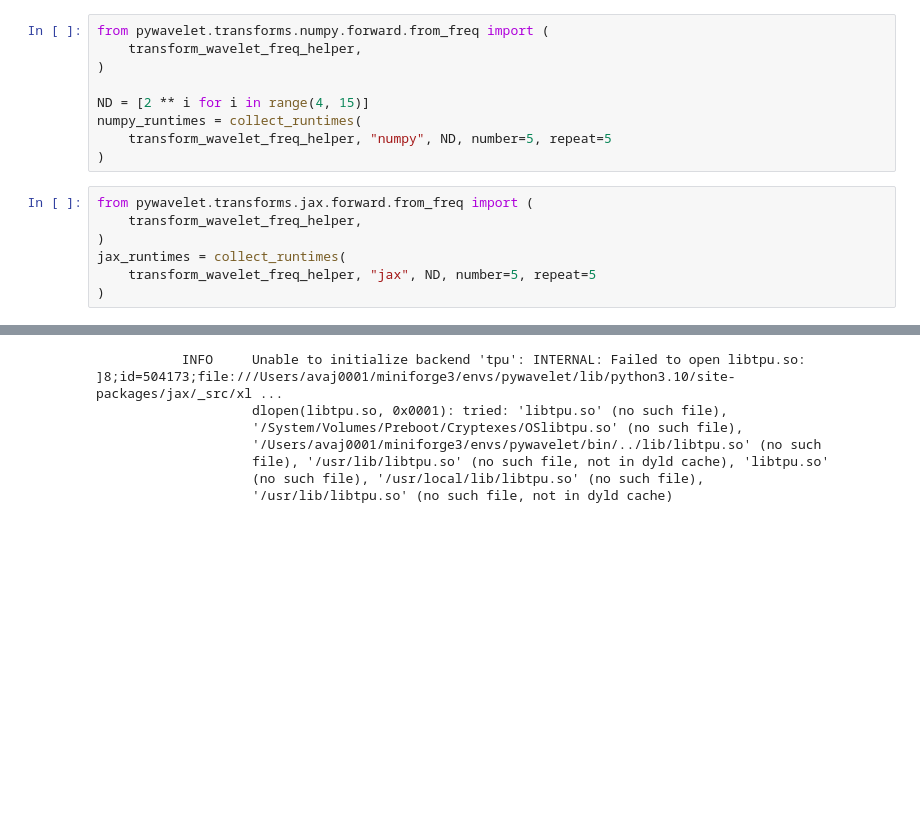
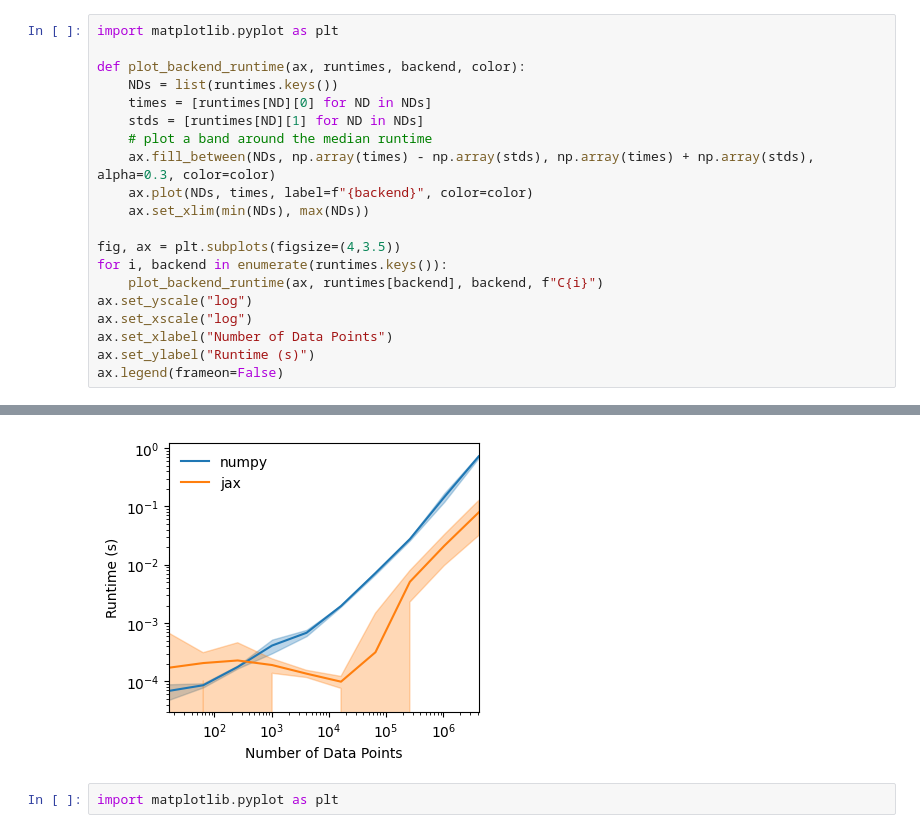
Before and after one commit to pywavelet/pywavelet, a Jupyter notebook: docs/runtime.ipynb, the cells around one changed output, grey strips where cells are left out. Drawn from its saved outputs; the diff is of its cells as text; blank space fills up the shorter version.

Commit message:
add runtime doc

```diff
--- a/docs/runtime.ipynb
+++ b/docs/runtime.ipynb
@@ -85,17 +103,21 @@ def collect_runtimes(func, backend, ND_values, number=5, repeat=5):
-# %%
-from pywavelet.transforms.numpy.forward.from_freq import (
-    transform_wavelet_freq_helper,
-)
-
-ND = [2 ** i for i in range(4, 15)]
-numpy_runtimes = collect_runtimes(
-    transform_wavelet_freq_helper, "numpy", ND, number=5, repeat=5
-)
 # %%
-from pywavelet.transforms.jax.forward.from_freq import (
-    transform_wavelet_freq_helper,
-)
-jax_runtimes = collect_runtimes(
-    transform_wavelet_freq_helper, "jax", ND, number=5, repeat=5
-)
+import matplotlib.pyplot as plt
+
+def plot_backend_runtime(ax, runtimes, backend, color):
+    NDs = list(runtimes.keys())
+    times = [runtimes[ND][0] for ND in NDs]
+    stds = [runtimes[ND][1] for ND in NDs]
+    # plot a band around the median runtime
+    ax.fill_between(NDs, np.array(times) - np.array(stds), np.array(times) + np.array(stds), alpha=0.3, color=color)
+    ax.plot(NDs, times, label=f"{backend}", color=color)
+    ax.set_xlim(min(NDs), max(NDs))
+
+fig, ax = plt.subplots(figsize=(4,3.5))
+for i, backend in enumerate(runtimes.keys()):
+    plot_backend_runtime(ax, runtimes[backend], backend, f"C{i}")
+ax.set_yscale("log")
+ax.set_xscale("log")
+ax.set_xlabel("Number of Data Points")
+ax.set_ylabel("Runtime (s)")
+ax.legend(frameon=False)
 # %% [output]
@@ -106,7 +125,3 @@ INFO:2025-03-24 16:31:45,471:jax._src.xla_bridge:927: Unable to initialize backe
-           INFO     Unable to initialize backend 'tpu': INTERNAL: Failed to open libtpu.so:       ]8;id=504173;file:///Users/avaj0001/miniforge3/envs/pywavelet/lib/python3.10/site-packages/jax/_src/xl ...
-                    dlopen(libtpu.so, 0x0001): tried: 'libtpu.so' (no such file),
-                    '/System/Volumes/Preboot/Cryptexes/OSlibtpu.so' (no such file),
-                    '/Users/avaj0001/miniforge3/envs/pywavelet/bin/../lib/libtpu.so' (no such
-                    file), '/usr/lib/libtpu.so' (no such file, not in dyld cache), 'libtpu.so'
-                    (no such file), '/usr/local/lib/libtpu.so' (no such file),
-                    '/usr/lib/libtpu.so' (no such file, not in dyld cache)
+[figure, added]
+# %%
+import matplotlib.pyplot as plt
```
Also changed, not shown: parts of 2 cells of this notebook.
